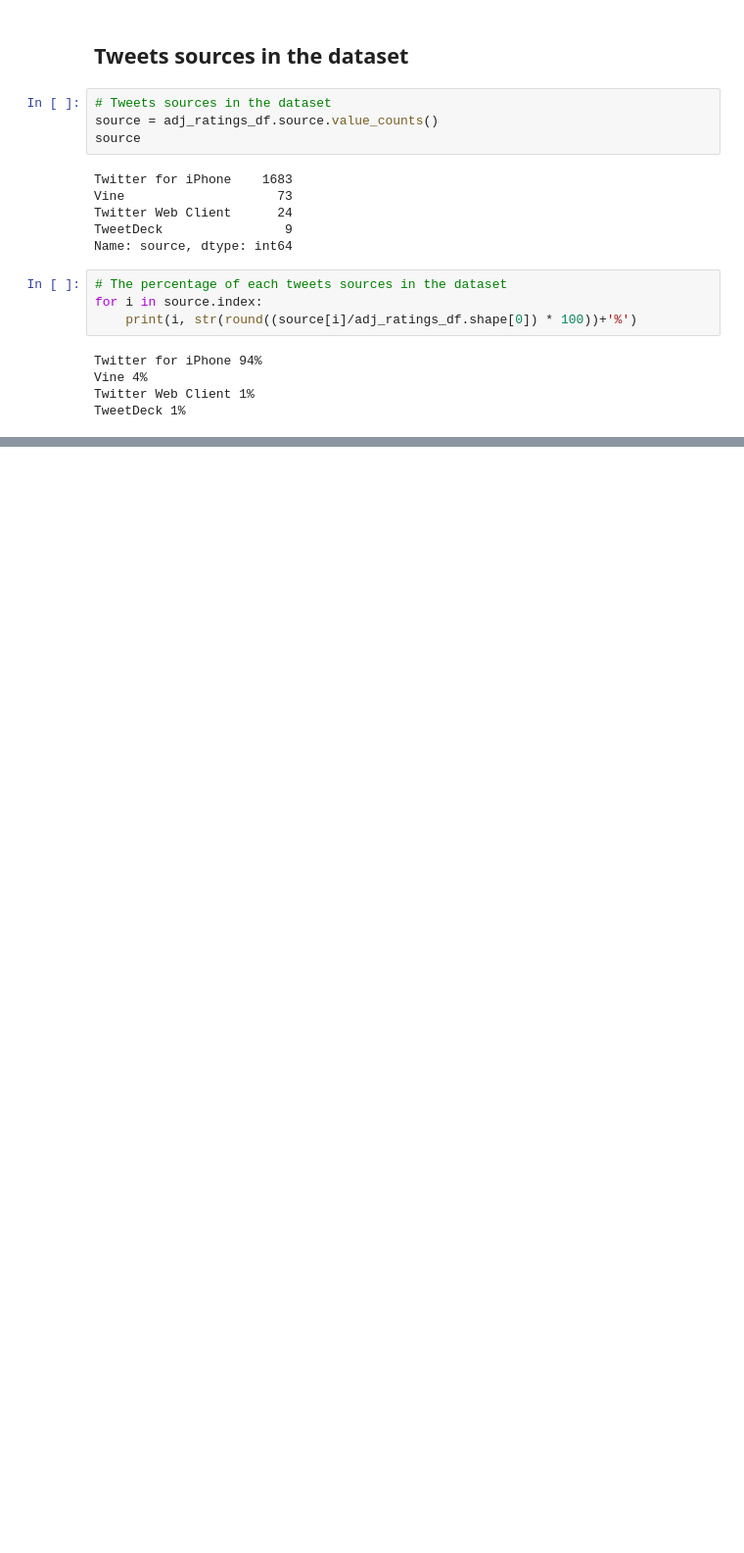
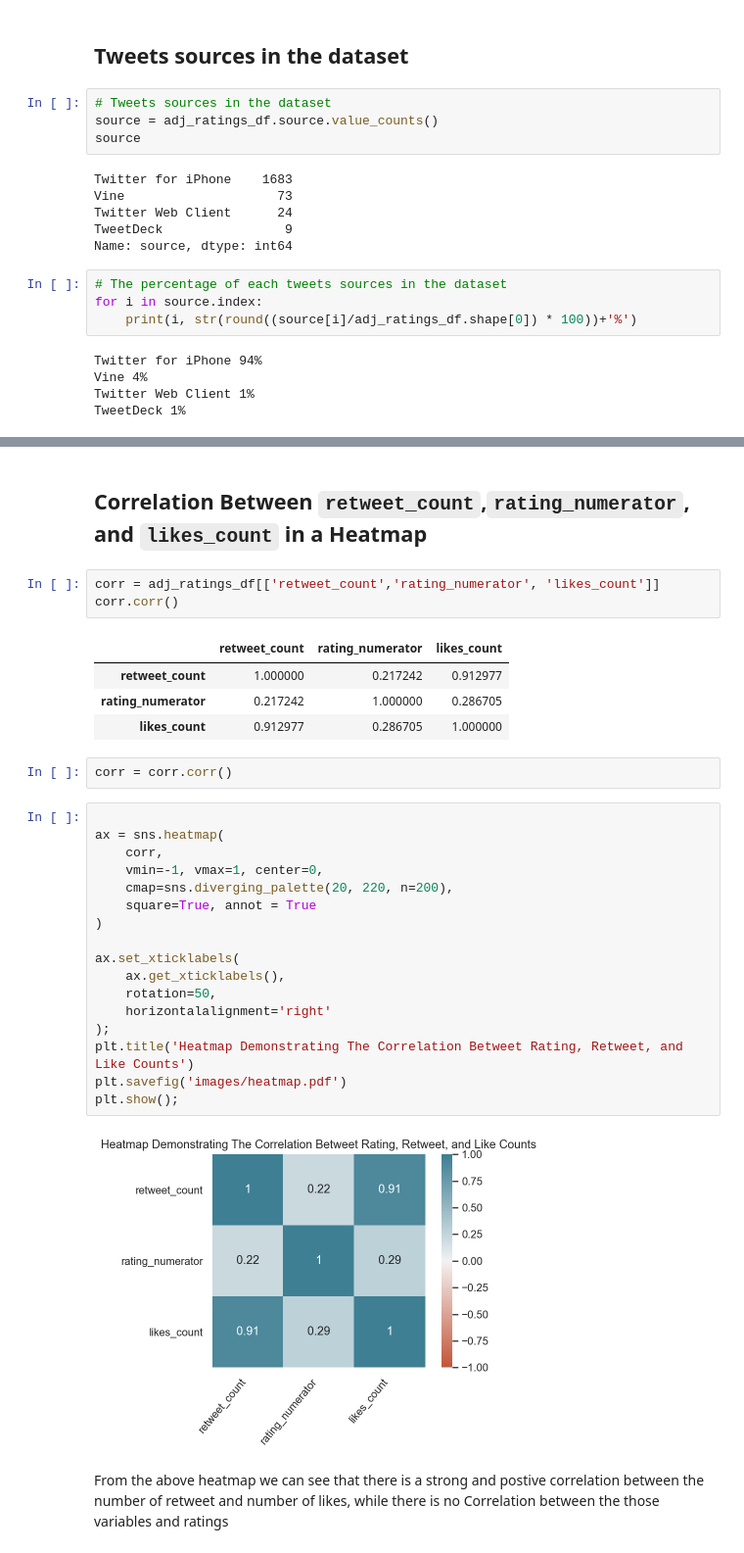
Before and after one commit to mozaini/data-wrnagling-prject, a Jupyter notebook: project.ipynb, the cells around one changed output, grey strips where cells are left out. Shown at 98% size. Cells and saved outputs as stored; diff of their text form; blank space fills up the shorter version.

Commit message:
Add introduction, table of content, and description for each section

```diff
--- a/project.ipynb
+++ b/project.ipynb
@@ -1421,0 +1452,33 @@ plt.show()
+# %% [markdown]
+## Correlation Between `retweet_count`,`rating_numerator`,  and `likes_count` in a Heatmap
+# %%
+corr = adj_ratings_df[['retweet_count','rating_numerator', 'likes_count']]
+corr.corr()
+# %% [output]
+|  | retweet_count | rating_numerator | likes_count |
+| retweet_count | 1.000000 | 0.217242 | 0.912977 |
+| rating_numerator | 0.217242 | 1.000000 | 0.286705 |
+| likes_count | 0.912977 | 0.286705 | 1.000000 |
+# %%
+corr = corr.corr()
+# %%
+
+ax = sns.heatmap(
+    corr,
+    vmin=-1, vmax=1, center=0,
+    cmap=sns.diverging_palette(20, 220, n=200),
+    square=True, annot = True
+)
+
+ax.set_xticklabels(
+    ax.get_xticklabels(),
+    rotation=50,
+    horizontalalignment='right'
+);
+plt.title('Heatmap Demonstrating The Correlation Betweet Rating, Retweet, and Like Counts')
+plt.savefig('images/heatmap.pdf')
+plt.show();
+# %% [output]
+[figure, added]
+# %% [markdown]
+From the above heatmap we can see that there is a strong and postive correlation between the number of retweet and number of likes, while there is no Correlation between the those variables and ratings
```
Also changed, not shown: parts of 47 cells of this notebook, 2 other files.
